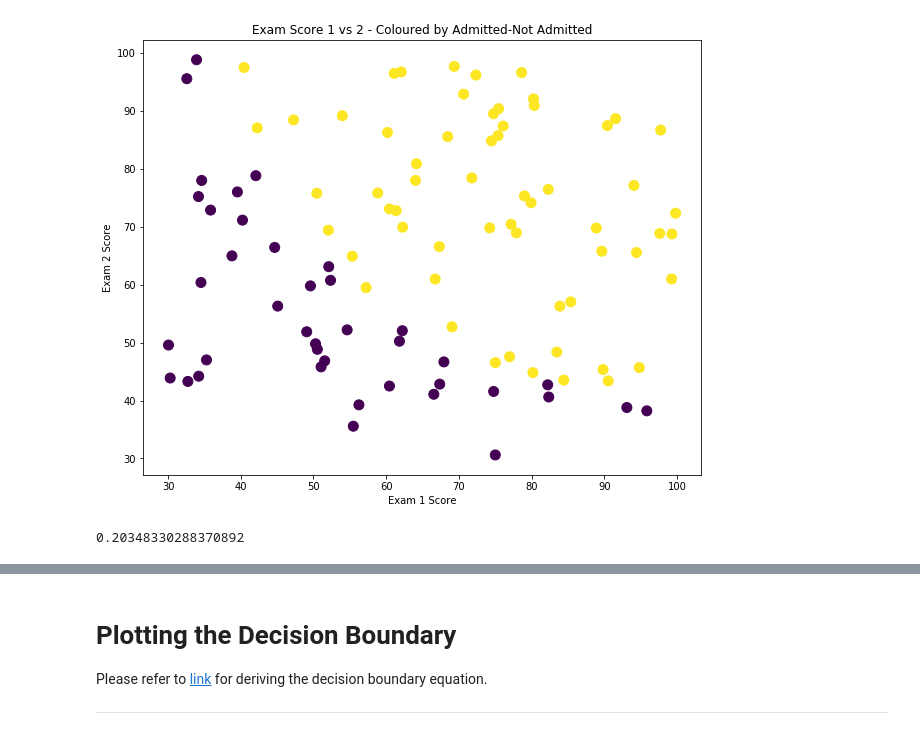
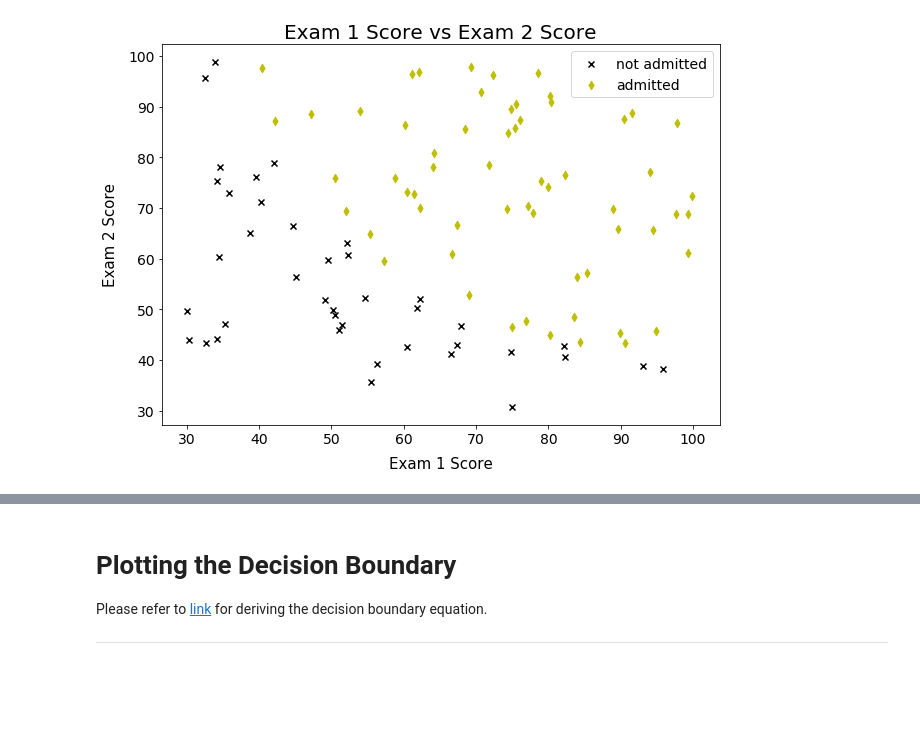
Before and after one commit to mcagriardic/Andrew-NG-Coursera, a Jupyter notebook: ex2/Assignment 2 - Logistic Regression.ipynb, the cells around one changed output, grey strips where cells are left out. Saved outputs shown, nothing was run; the diff lists cells and outputs as text; code cells hidden in the pictures; blank space fills up the shorter version.

Commit message:
modularised the code by defining functions for plotting, calculating model metrics etc. Added utility_functions.py file that hosts these functions.

```diff
--- a/ex2/Assignment 2 - Logistic Regression.ipynb
+++ b/ex2/Assignment 2 - Logistic Regression.ipynb
@@ -10,15 +11,21 @@ exam_2_score = ex2data1[:, 1]
 
 X = ex2data1[:, :2]
 y = ex2data1[:, -1]
-# %%
-fig = plt.figure(figsize=(10,8))
-ax = fig.add_subplot(111)
-ax.scatter(exam_1_score, exam_2_score, c=ex2data1[:, -1], s=100)
-plt.xlabel("Exam 1 Score")
-plt.ylabel("Exam 2 Score")
-plt.title("Exam Score 1 vs 2 - Coloured by Admitted-Not Admitted");
-# %% [output]
-[figure, removed]
+# %%
+fig, ax = plt.subplots(figsize=(10,7))
+negatives = ex2data1[ex2data1[:, -1] == 0]
+positives = ex2data1[ex2data1[:, -1] == 1]
+
+ax.set_xlabel("Exam 1 Score", fontsize=15, labelpad=10)
+ax.set_ylabel("Exam 2 Score", fontsize=15, labelpad=10)
+ax.set_title("Exam 1 Score vs Exam 2 Score", fontsize=20)
+ax.tick_params(labelsize=14)
+
+plot_data(ax, negatives[:, 0], negatives[:, 1], param_dict={"c": "black", "marker": "x", "label": "not admitted"})
+plot_data(ax, positives[:, 0], positives[:, 1], param_dict={"c": "y", "marker": "d", "label": "admitted"})
+ax.legend(prop={'size': 14});
+# %% [output]
+[figure, added]
 # %%
 class LogisticRegression:
 
@@ -132,4 +127,0 @@ log = LogisticRegression(X,
-# %%
-log._calculate_cost()
-# %% [output]
-0.20348330288370892
```
Also changed, not shown: parts of 8 cells of this notebook, 4 other files.
